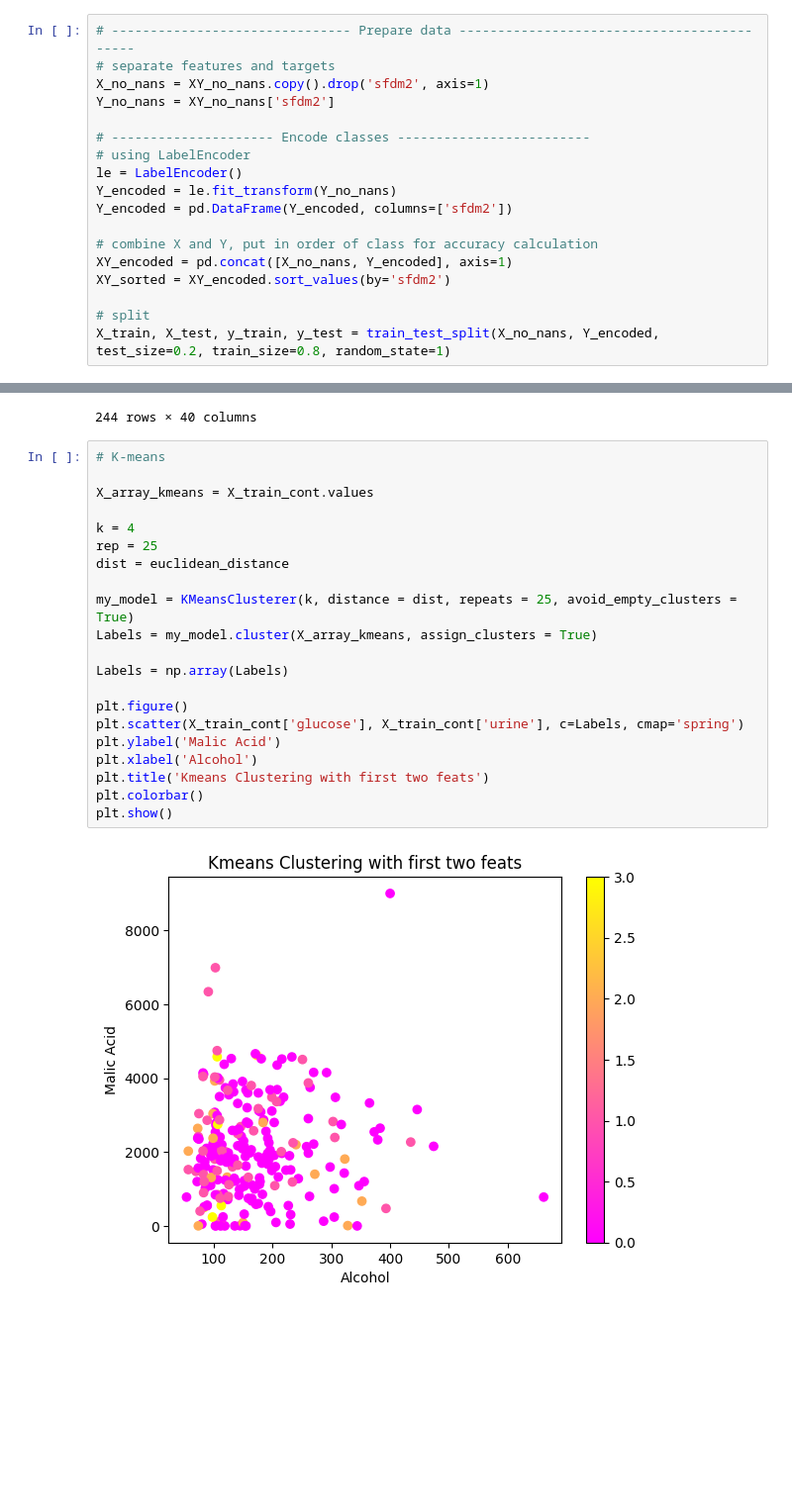
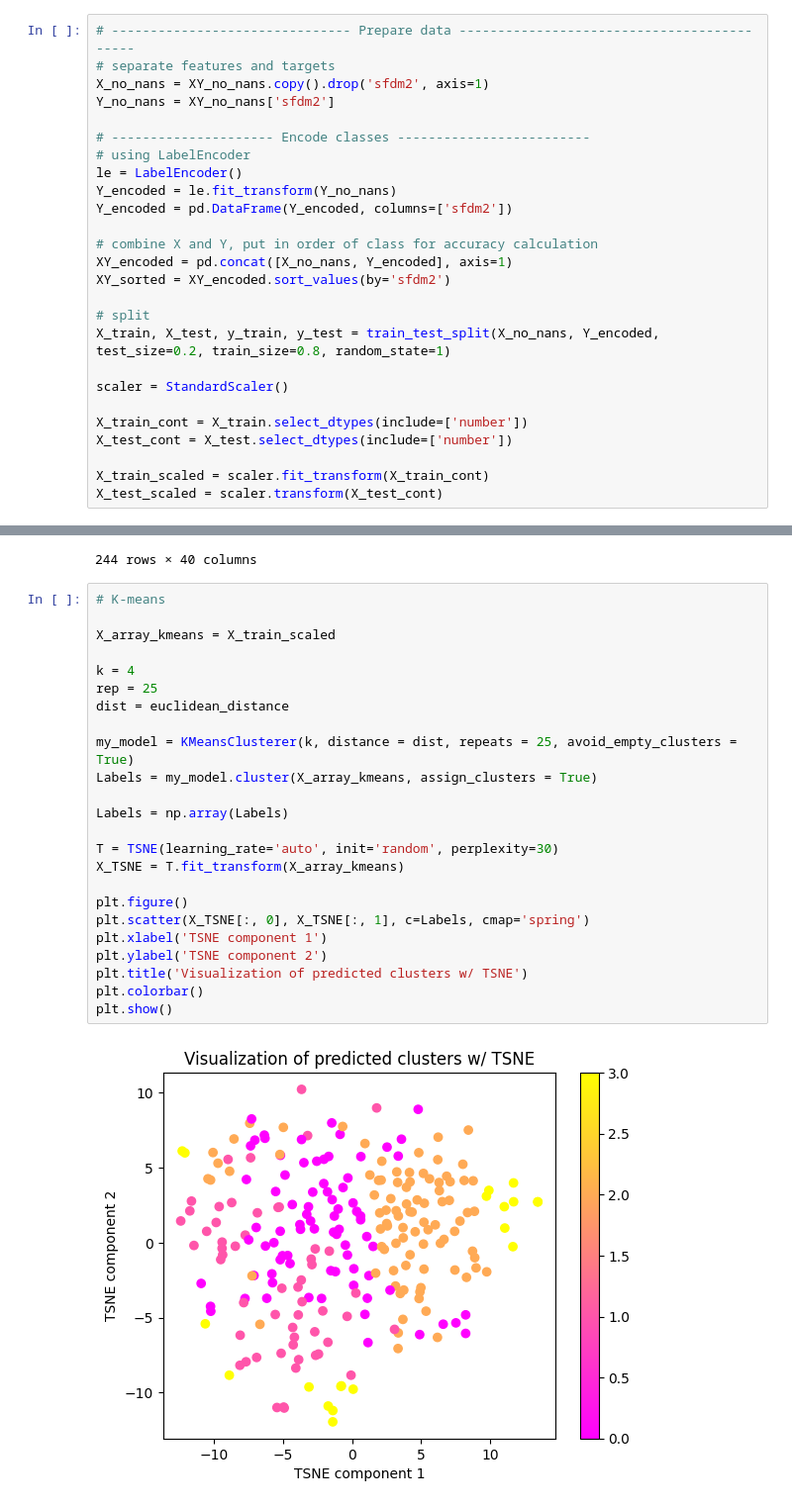
Before and after one commit to calgalvan/277A_Final_Project, a Jupyter notebook: 277A_db_explore.ipynb, the cells around one changed output, grey strips where cells are left out. Shown at 99% size. Cells and saved outputs as stored; diff of their text form; blank space fills up the shorter version.

```diff
--- a/277A_db_explore.ipynb
+++ b/277A_db_explore.ipynb
@@ -142,6 +147,14 @@ XY_sorted = XY_encoded.sort_values(by='sfdm2')
 
 # split
 X_train, X_test, y_train, y_test = train_test_split(X_no_nans, Y_encoded, test_size=0.2, train_size=0.8, random_state=1)
+
+scaler = StandardScaler()
+
+X_train_cont = X_train.select_dtypes(include=['number'])
+X_test_cont = X_test.select_dtypes(include=['number'])
+
+X_train_scaled = scaler.fit_transform(X_train_cont)
+X_test_scaled = scaler.transform(X_test_cont)
 # %%
 # check how target was encoded
 for i, label in enumerate(le.classes_):
@@ -205,23 +230,26 @@ X_train_cont
 # %%
 # K-means
 
-X_array_kmeans = X_train_cont.values
+X_array_kmeans = X_train_scaled
 
 k = 4
 rep = 25
 dist = euclidean_distance
 
 my_model = KMeansClusterer(k, distance = dist, repeats = 25, avoid_empty_clusters = True)
 Labels = my_model.cluster(X_array_kmeans, assign_clusters = True)
 
 Labels = np.array(Labels)
 
+T = TSNE(learning_rate='auto', init='random', perplexity=30)
+X_TSNE = T.fit_transform(X_array_kmeans)
+
 plt.figure()
-plt.scatter(X_train_cont['glucose'], X_train_cont['urine'], c=Labels, cmap='spring')
-plt.ylabel('Malic Acid')
-plt.xlabel('Alcohol')
-plt.title('Kmeans Clustering with first two feats')
+plt.scatter(X_TSNE[:, 0], X_TSNE[:, 1], c=Labels, cmap='spring')
+plt.xlabel('TSNE component 1')
+plt.ylabel('TSNE component 2')
+plt.title('Visualization of predicted clusters w/ TSNE')
 plt.colorbar()
 plt.show()
 # %% [output]
-[figure, old version]
+[figure, new version]
```
Also changed, not shown: parts of 6 cells of this notebook.
